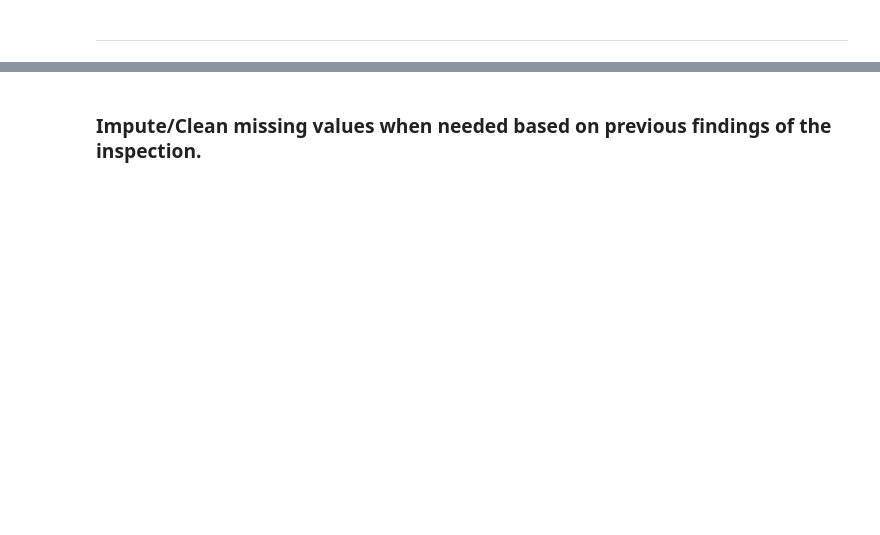
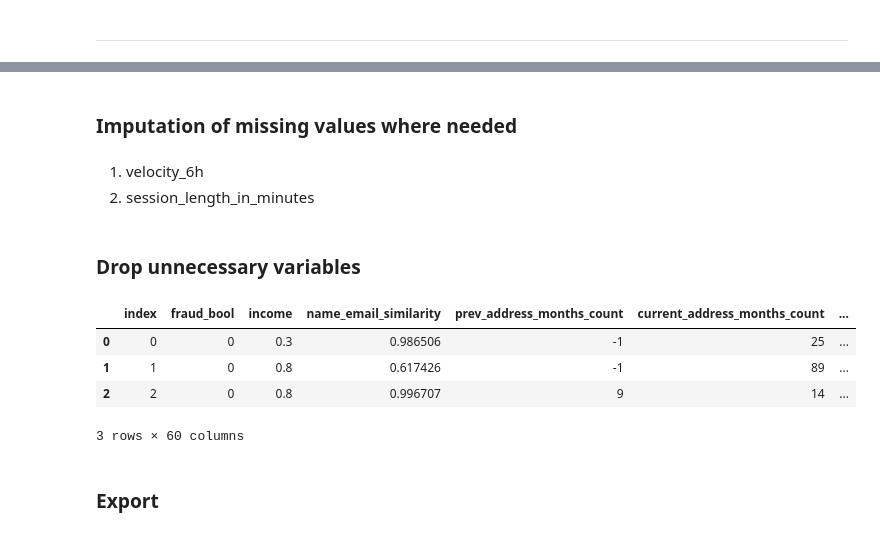
Before and after one commit to Vasilis-Palaskas/fraud-detection-BAF-Dataset-Suite-, a Jupyter notebook: 01-intro/01-data-cleaning-processing-univariate_analysis-vp.ipynb, the cells around one changed output, grey strips where cells are left out. Cells and saved outputs as stored; diff of their text form; code cells hidden in the pictures; blank space fills up the shorter version.

```diff
--- a/01-intro/01-data-cleaning-processing-univariate_analysis-vp.ipynb
+++ b/01-intro/01-data-cleaning-processing-univariate_analysis-vp.ipynb
@@ -1106,0 +1230,9 @@ Name: count, dtype: float64
+# %%
+dataset["prev_address_months_count_binary"]=np.where(dataset["prev_address_months_count"]<0,"prev_address_missing","prev_address_valid")
+dataset["current_address_months_count_binary"]=np.where(dataset["current_address_months_count"]<0,"current_address_missing","current_address_valid")
+dataset["has_other_cards_binary"]=np.where(dataset["has_other_cards"]==1,"has_other_cards_valid","has_other_cards_invalid")
+dataset["bank_months_count_binary"]=np.where(dataset["bank_months_count"]<0,"bank_months_missing","bank_months_valid")
+#
+dataset["customer_profile"]=dataset["prev_address_months_count_binary"]+"_"+dataset["current_address_months_count_binary"]+"_"+dataset["has_other_cards_binary"]+"_"+dataset["bank_months_count_binary"]
+dataset["residential_history_stability"]=dataset["prev_address_months_count_binary"]+"_"+dataset["current_address_months_count_binary"]
+dataset["banking_relationship_stability"]=dataset["bank_months_count_binary"]+"_"+dataset["has_other_cards_binary"]
@@ -1365,2 +1280,22 @@ dataset[dataset['intended_balcon_amount']==0].shape[0]
-# %% [markdown]
-### Impute/Clean missing values when needed based on previous findings of the inspection.
+# %% [markdown]
+### Imputation of missing values where needed
+# %% [markdown]
+1) velocity_6h
+2) session_length_in_minutes
+# %%
+# Impute the negative values of velocity_6h using mean imputation
+dataset['velocity_6h_imputed'] = np.where(dataset['velocity_6h'] < 0, dataset['velocity_6h'][dataset['velocity_6h'] >= 0].mean(), dataset['velocity_6h'])
+dataset['log_velocity_6h_imputed'] = np.log(dataset['velocity_6h_imputed'])
+# Impute the negative values of session_length_in_minutes using mean imputation
+dataset["session_length_in_minutes_imputed"]=np.where(dataset["session_length_in_minutes"]<0, dataset["session_length_in_minutes"][dataset["session_length_in_minutes"]>=0].mean(),dataset["session_length_in_minutes"])
+dataset['log_session_length_in_minutes_imputed'] = np.log(dataset['session_length_in_minutes_imputed'])
+# %% [markdown]
+### Drop unnecessary variables
+# %%
+dataset.head(3)
+# %% [output]
+|  | index | fraud_bool | income | name_email_similarity | prev_address_months_count | current_address_months_count | ... |
+| 0 | 0 | 0 | 0.3 | 0.986506 | -1 | 25 | ... |
+| 1 | 1 | 0 | 0.8 | 0.617426 | -1 | 89 | ... |
+| 2 | 2 | 0 | 0.8 | 0.996707 | 9 | 14 | ... |
+3 rows × 60 columns
@@ -1366,0 +1307,2 @@ dataset[dataset['intended_balcon_amount']==0].shape[0]
+# %% [markdown]
+### Export
```
Also changed, not shown: parts of 58 cells of this notebook, 1 other file.
